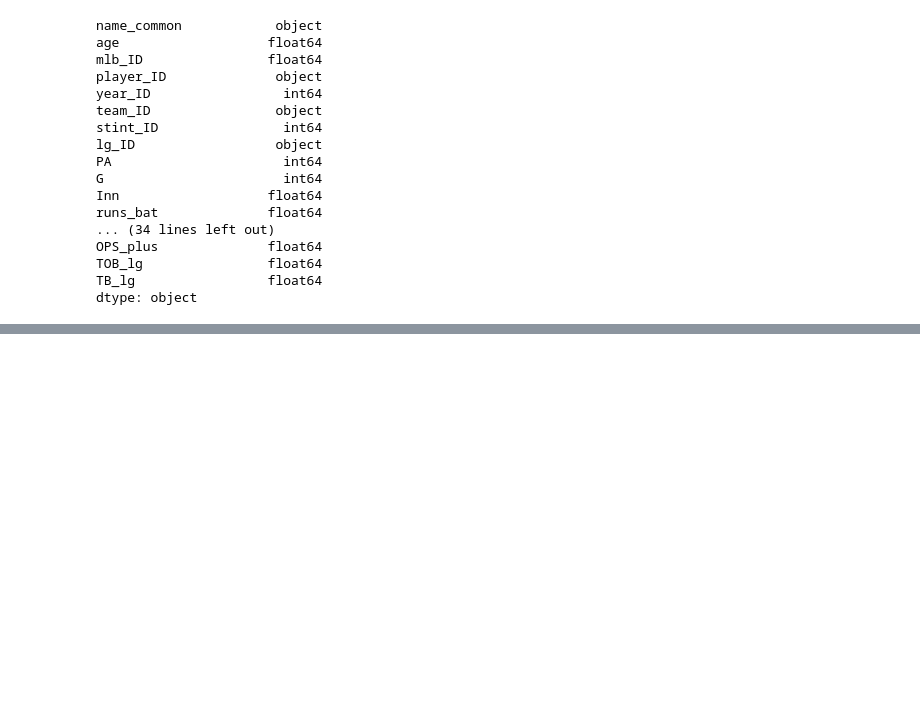
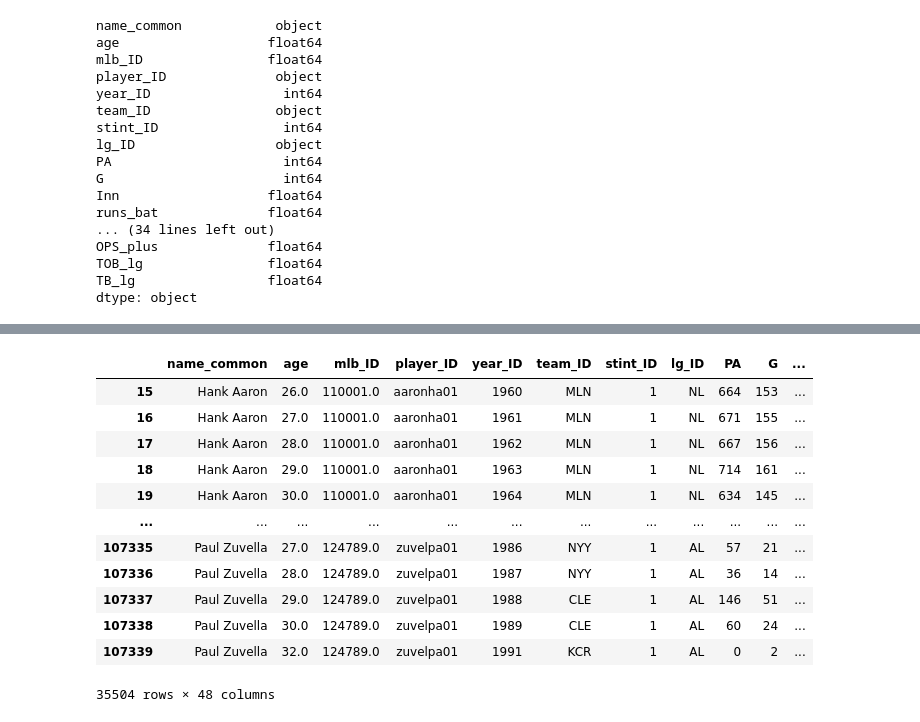
Before and after one commit to JamesNeri/Capstone, a Jupyter notebook: EDA_MLB_Batting.ipynb, the cells around one changed output, grey strips where cells are left out. Cells and saved outputs as stored; diff of their text form; code cells hidden in the pictures; blank space fills up the shorter version.

```diff
--- a/EDA_MLB_Batting.ipynb
+++ b/EDA_MLB_Batting.ipynb
@@ -50,0 +78,4 @@ dtype: object
+# %%
+data.drop(data[data['pitcher'] == 'Y'].index, inplace = True)
+# %%
+data.drop(data[data['year_ID'] < 1960].index, inplace = True)
@@ -50,0 +102,16 @@ dtype: object
+# %%
+data.drop(['pitcher'], axis=1)
+# %% [output]
+|  | name_common | age | mlb_ID | player_ID | year_ID | team_ID | stint_ID | lg_ID | PA | G | ... |
+| 15 | Hank Aaron | 26.0 | 110001.0 | aaronha01 | 1960 | MLN | 1 | NL | 664 | 153 | ... |
+| 16 | Hank Aaron | 27.0 | 110001.0 | aaronha01 | 1961 | MLN | 1 | NL | 671 | 155 | ... |
+| 17 | Hank Aaron | 28.0 | 110001.0 | aaronha01 | 1962 | MLN | 1 | NL | 667 | 156 | ... |
+| 18 | Hank Aaron | 29.0 | 110001.0 | aaronha01 | 1963 | MLN | 1 | NL | 714 | 161 | ... |
+| 19 | Hank Aaron | 30.0 | 110001.0 | aaronha01 | 1964 | MLN | 1 | NL | 634 | 145 | ... |
+| ... | ... | ... | ... | ... | ... | ... | ... | ... | ... | ... | ... |
+| 107335 | Paul Zuvella | 27.0 | 124789.0 | zuvelpa01 | 1986 | NYY | 1 | AL | 57 | 21 | ... |
+| 107336 | Paul Zuvella | 28.0 | 124789.0 | zuvelpa01 | 1987 | NYY | 1 | AL | 36 | 14 | ... |
+| 107337 | Paul Zuvella | 29.0 | 124789.0 | zuvelpa01 | 1988 | CLE | 1 | AL | 146 | 51 | ... |
+| 107338 | Paul Zuvella | 30.0 | 124789.0 | zuvelpa01 | 1989 | CLE | 1 | AL | 60 | 24 | ... |
+| 107339 | Paul Zuvella | 32.0 | 124789.0 | zuvelpa01 | 1991 | KCR | 1 | AL | 0 | 2 | ... |
+35504 rows × 48 columns
```
Also changed, not shown: parts of 8 cells of this notebook, 32 other files.
